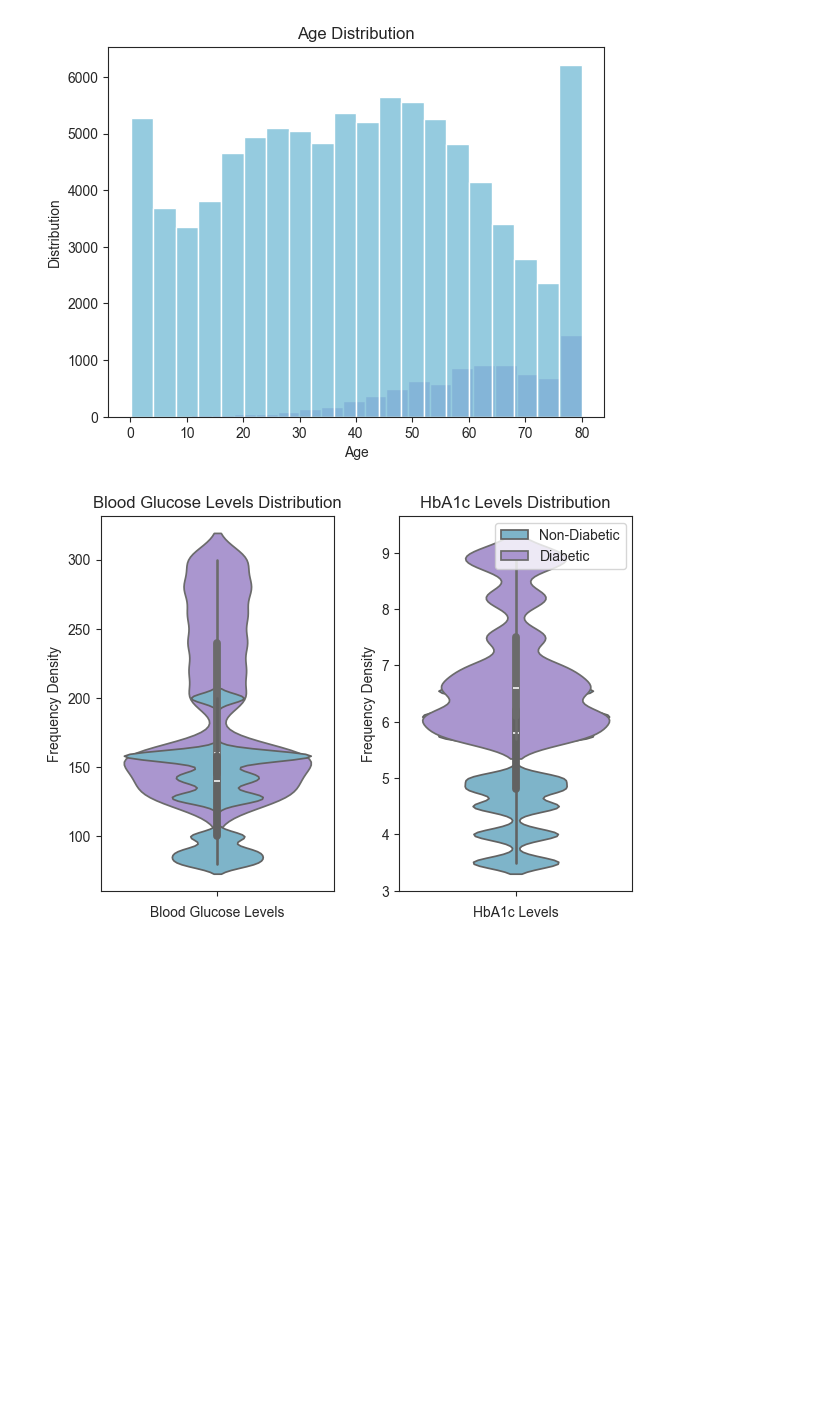
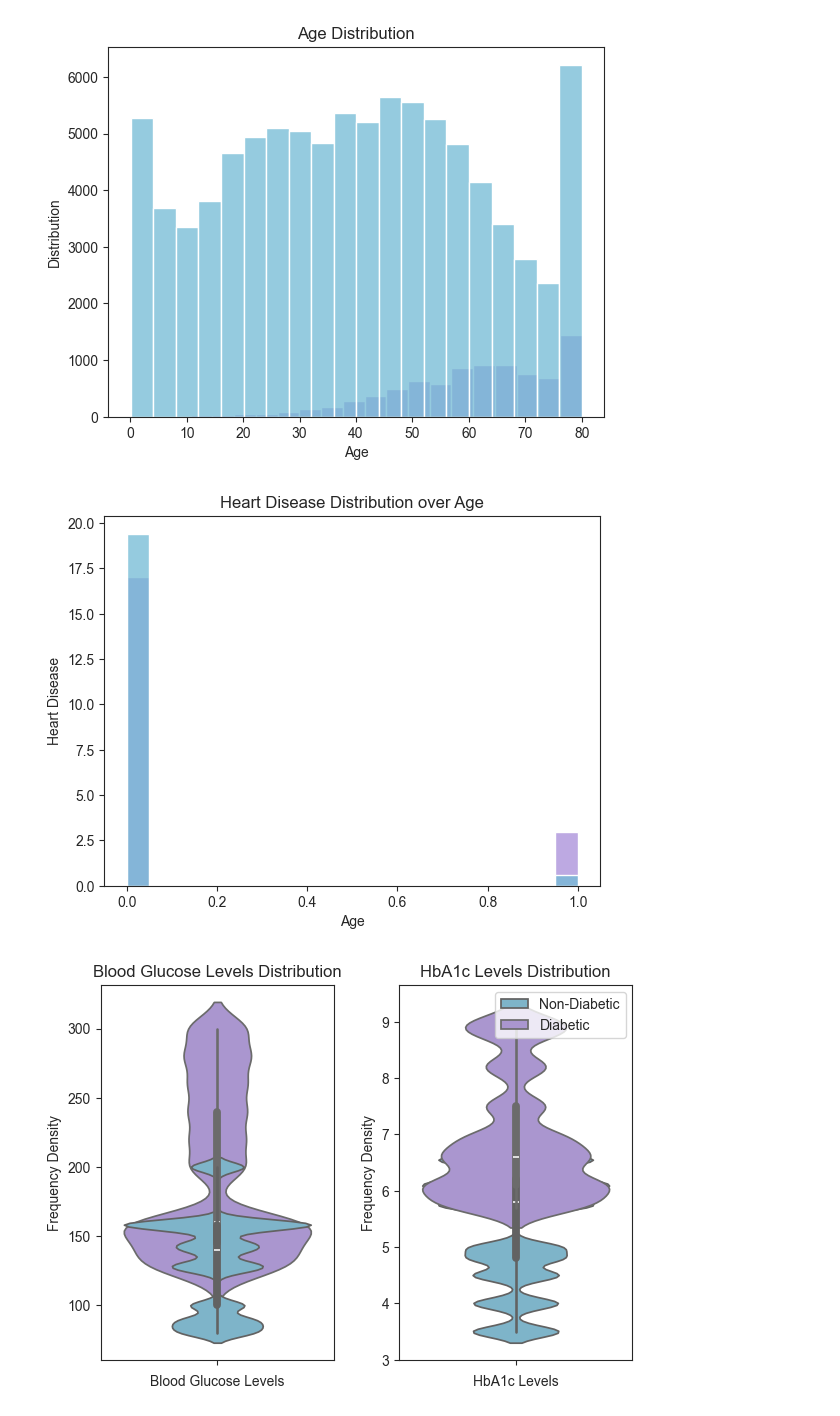
Before and after one commit to joshstromayer/diabetes_risk_assessor, a Jupyter notebook: notebook.ipynb, the cells around one changed output. Drawn from its saved outputs; the diff is of its cells as text; code cells hidden in the pictures; blank space fills up the shorter version.

```diff
--- a/notebook.ipynb
+++ b/notebook.ipynb
@@ -172,6 +180,15 @@ sns.histplot(data=df[df['diabetes'] == 0]['age'], label='Non-Diabetic', bins=20,
 plt.show()
 # %% [output]
 [figure]
+# %%
+plt.title("Heart Disease Distribution over Age")
+plt.xlabel("Age")
+plt.ylabel("Heart Disease")
+sns.histplot(data=df[df['diabetes'] == 1]['heart_disease'],bins=20, color='#a78cd9', stat='density')
+sns.histplot(data=df[df['diabetes'] == 0]['heart_disease'],bins=20, color='#72bad5', stat='density')
+plt.show()
+# %% [output]
+[figure, added]
 # %%
 fig, axs = plt.subplots(1, 2)
 axs[0].set_title("Blood Glucose Levels Distribution")
```
Also changed, not shown: parts of 3 cells of this notebook, 5 other files.
